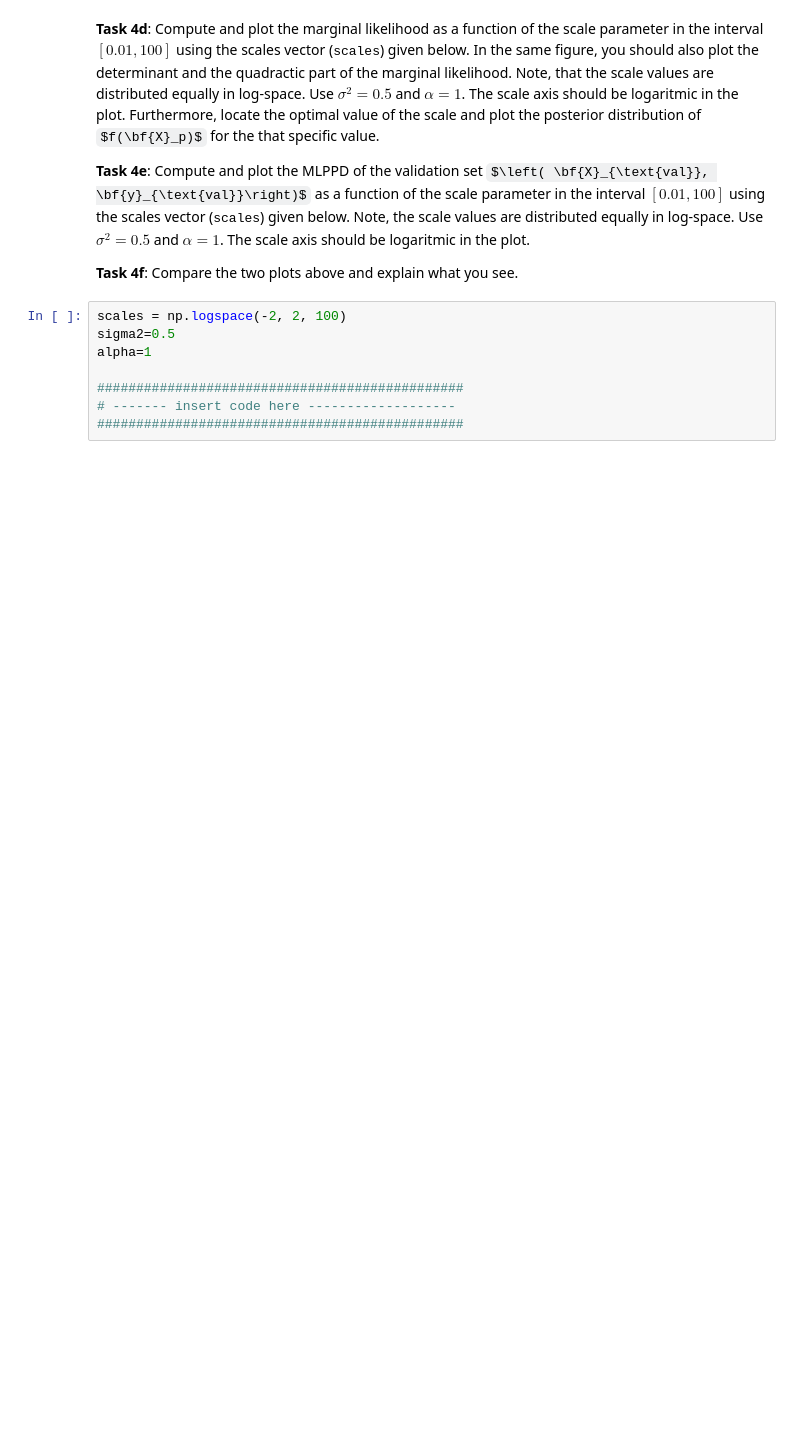
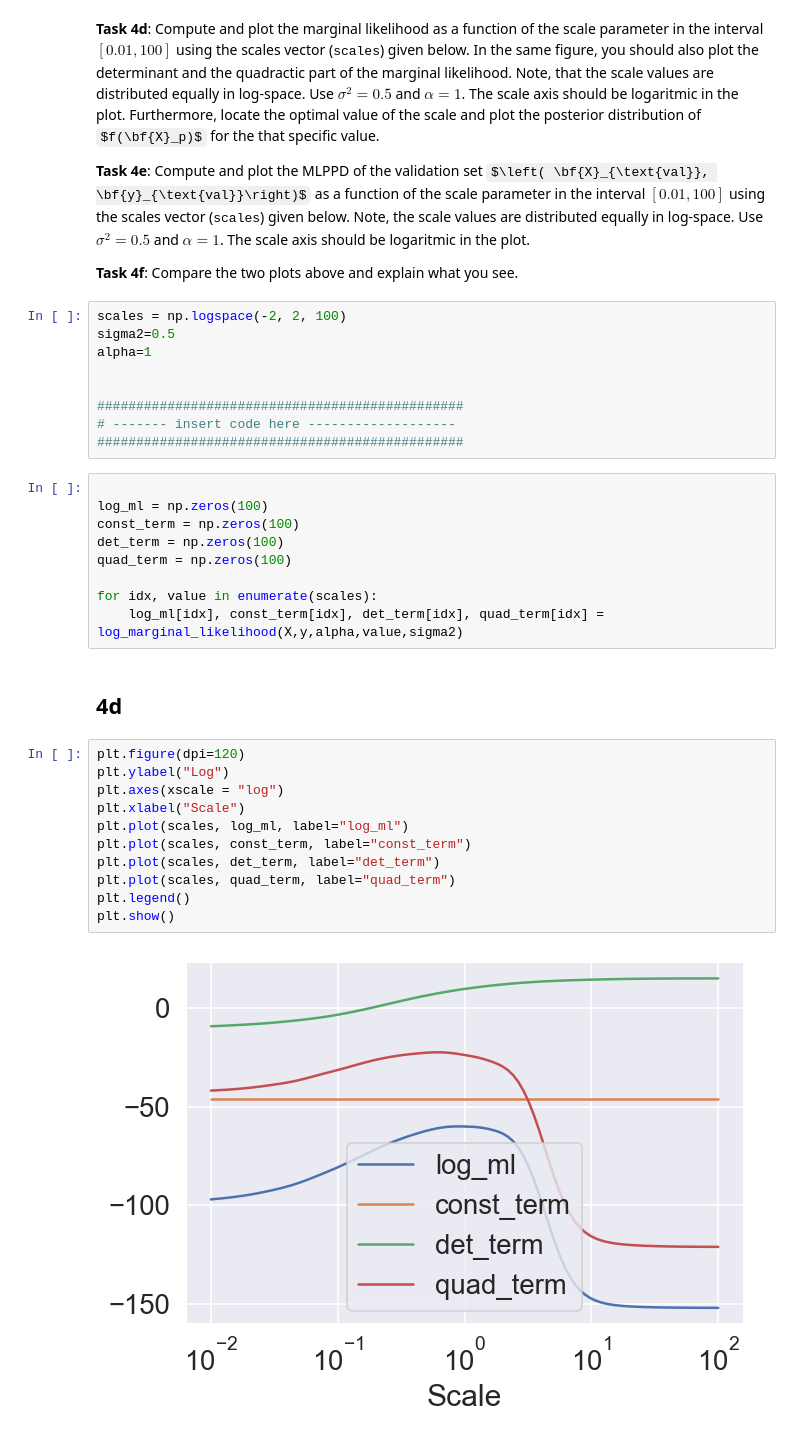
Before and after one commit to talayeha/gaussian-process, a Jupyter notebook: lab2/lab2.ipynb, the cells around one changed output. Drawn from its saved outputs; the diff is of its cells as text; some formulas as TeX source; blank space fills up the shorter version.

```diff
--- a/lab2/lab2.ipynb
+++ b/lab2/lab2.ipynb
@@ -473,6 +487,31 @@ scales = np.logspace(-2, 2, 100)
 sigma2=0.5
 alpha=1
 
+
 ###############################################
 # ------- insert code here -------------------
 ###############################################
+# %%
+
+log_ml = np.zeros(100)
+const_term = np.zeros(100)
+det_term = np.zeros(100)
+quad_term = np.zeros(100)
+
+for idx, value in enumerate(scales):
+    log_ml[idx], const_term[idx], det_term[idx], quad_term[idx] = log_marginal_likelihood(X,y,alpha,value,sigma2)
+# %% [markdown]
+## 4d
+# %%
+plt.figure(dpi=120)
+plt.ylabel("Log")
+plt.axes(xscale = "log")
+plt.xlabel("Scale")
+plt.plot(scales, log_ml, label="log_ml")
+plt.plot(scales, const_term, label="const_term")
+plt.plot(scales, det_term, label="det_term")
+plt.plot(scales, quad_term, label="quad_term")
+plt.legend()
+plt.show()
+# %% [output]
+[figure, added]
```
Also changed, not shown: parts of 9 cells of this notebook.
